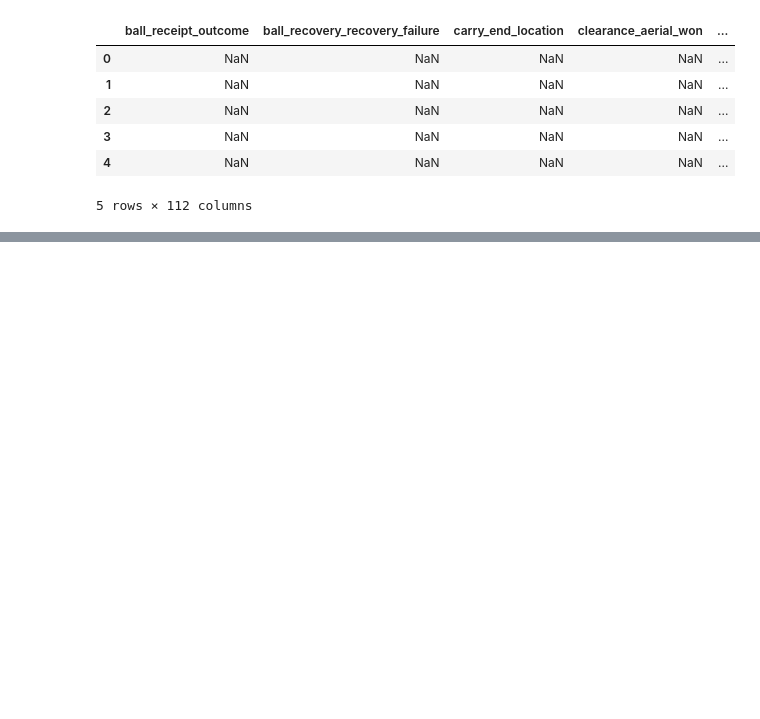
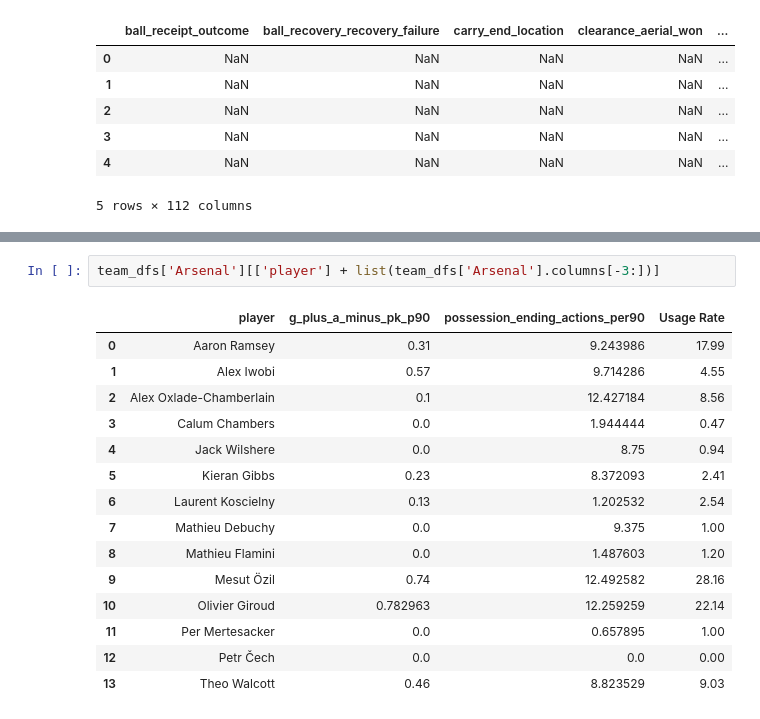
Before and after one commit to JonathanC12/UsageRateInSoccer, a Jupyter notebook: ProjectNotebook.ipynb, the cells around one changed output, grey strips where cells are left out. Cells and saved outputs as stored; diff of their text form; blank space fills up the shorter version.

```diff
--- a/ProjectNotebook.ipynb
+++ b/ProjectNotebook.ipynb
@@ -620,0 +805,18 @@ leicester_events.head()
+# %%
+team_dfs['Arsenal'][['player'] + list(team_dfs['Arsenal'].columns[-3:])]
+# %% [output]
+|  | player | g_plus_a_minus_pk_p90 | possession_ending_actions_per90 | Usage Rate |
+| 0 | Aaron Ramsey | 0.31 | 9.243986 | 17.99 |
+| 1 | Alex Iwobi | 0.57 | 9.714286 | 4.55 |
+| 2 | Alex Oxlade-Chamberlain | 0.1 | 12.427184 | 8.56 |
+| 3 | Calum Chambers | 0.0 | 1.944444 | 0.47 |
+| 4 | Jack Wilshere | 0.0 | 8.75 | 0.94 |
+| 5 | Kieran Gibbs | 0.23 | 8.372093 | 2.41 |
+| 6 | Laurent Koscielny | 0.13 | 1.202532 | 2.54 |
+| 7 | Mathieu Debuchy | 0.0 | 9.375 | 1.00 |
+| 8 | Mathieu Flamini | 0.0 | 1.487603 | 1.20 |
+| 9 | Mesut Özil | 0.74 | 12.492582 | 28.16 |
+| 10 | Olivier Giroud | 0.782963 | 12.259259 | 22.14 |
+| 11 | Per Mertesacker | 0.0 | 0.657895 | 1.00 |
+| 12 | Petr Čech | 0.0 | 0.0 | 0.00 |
+| 13 | Theo Walcott | 0.46 | 8.823529 | 9.03 |
```
Also changed, not shown: parts of 17 cells of this notebook.
